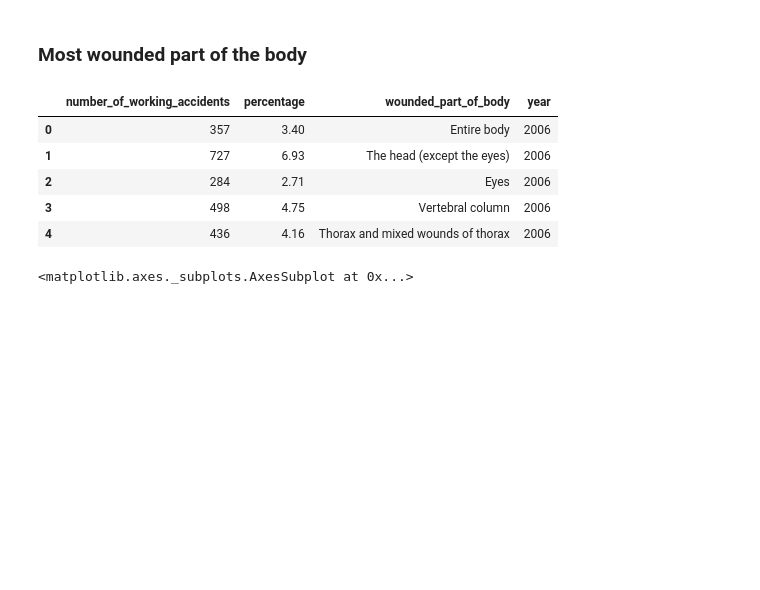
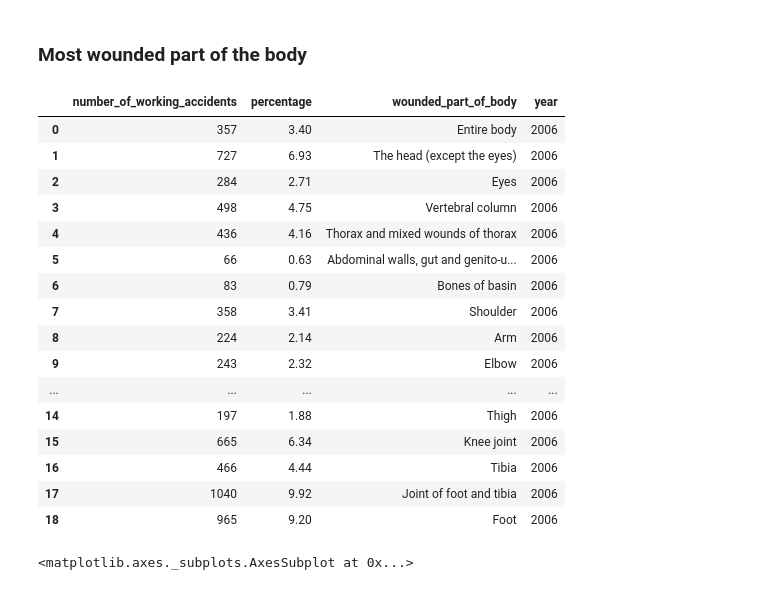
Before and after one commit to 2109Sot/studio-projects, a Jupyter notebook: code/accidents_at_work/Accidents_at_work_basic_info.ipynb, the cells around one changed output. Saved outputs shown, nothing was run; the diff lists cells and outputs as text; code cells hidden in the pictures; blank space fills up the shorter version.

```diff
--- a/code/accidents_at_work/Accidents_at_work_basic_info.ipynb
+++ b/code/accidents_at_work/Accidents_at_work_basic_info.ipynb
@@ -95,14 +95,25 @@ age_df_06.groupby('ages')['number_of_working_accidents'].sum().sort_values().plo
 ### Most wounded part of the body
 # %%
 body_df_06 = pd.read_excel("part_of_the_body_06.xlsx")
-body_df_06.head()
+body_df_06
 # %% [output]
 |  | number_of_working_accidents | percentage | wounded_part_of_body | year |
 | 0 | 357 | 3.40 | Entire body | 2006 |
 | 1 | 727 | 6.93 | The head (except the eyes) | 2006 |
 | 2 | 284 | 2.71 | Eyes | 2006 |
 | 3 | 498 | 4.75 | Vertebral column | 2006 |
 | 4 | 436 | 4.16 | Thorax and mixed wounds of thorax | 2006 |
+| 5 | 66 | 0.63 | Abdominal walls, gut and genito-u... | 2006 |
+| 6 | 83 | 0.79 | Bones of basin | 2006 |
+| 7 | 358 | 3.41 | Shoulder | 2006 |
+| 8 | 224 | 2.14 | Arm | 2006 |
+| 9 | 243 | 2.32 | Elbow | 2006 |
+| ... | ... | ... | ... | ... |
+| 14 | 197 | 1.88 | Thigh | 2006 |
+| 15 | 665 | 6.34 | Knee joint | 2006 |
+| 16 | 466 | 4.44 | Tibia | 2006 |
+| 17 | 1040 | 9.92 | Joint of foot and tibia | 2006 |
+| 18 | 965 | 9.20 | Foot | 2006 |
 # %%
 body_df_06.groupby('wounded_part_of_body')["number_of_working_accidents"].sum().sort_values().plot(kind='barh')
 # %% [output]
```
Also changed, not shown: parts of 1 cell of this notebook, 9 other files.
